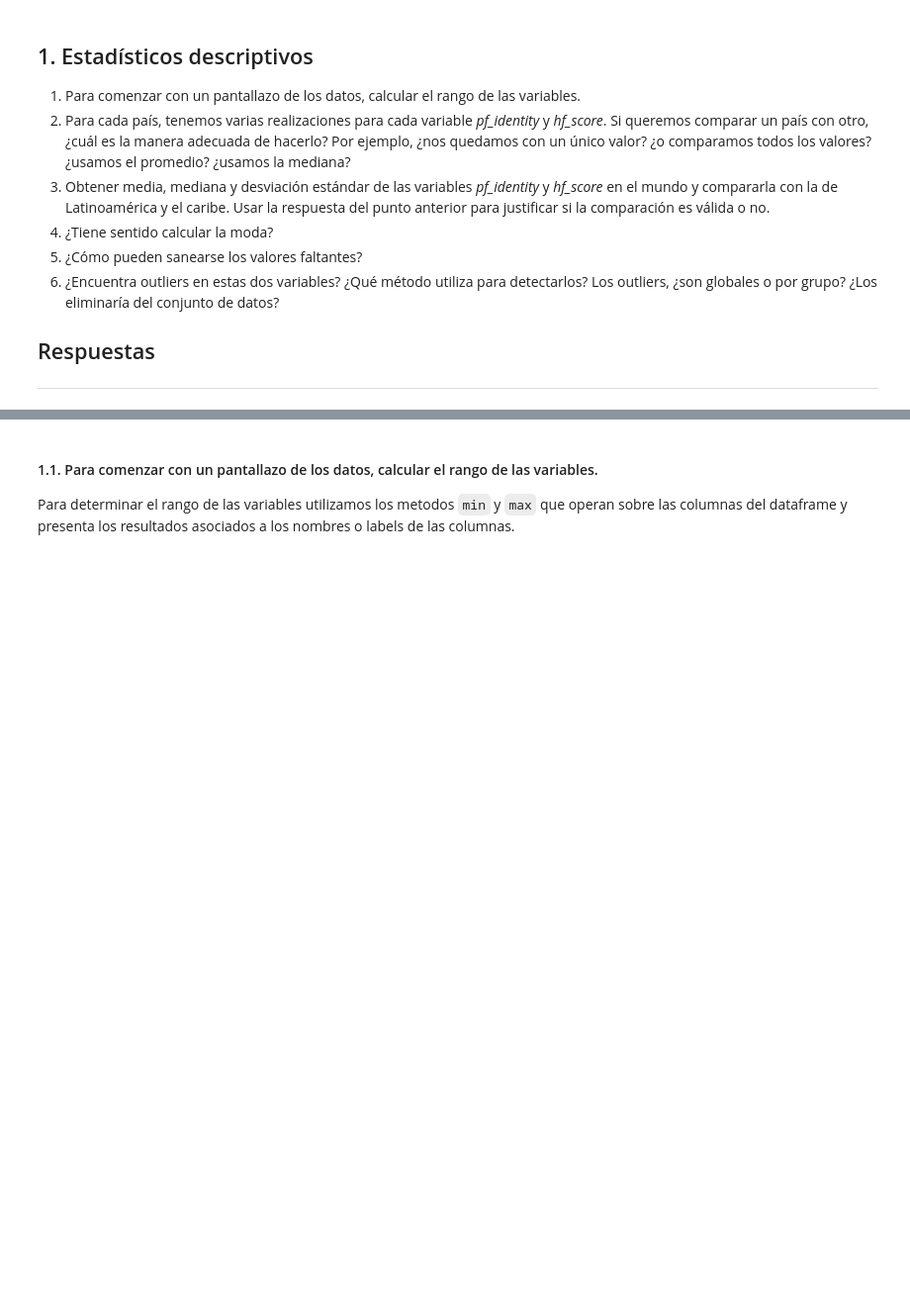
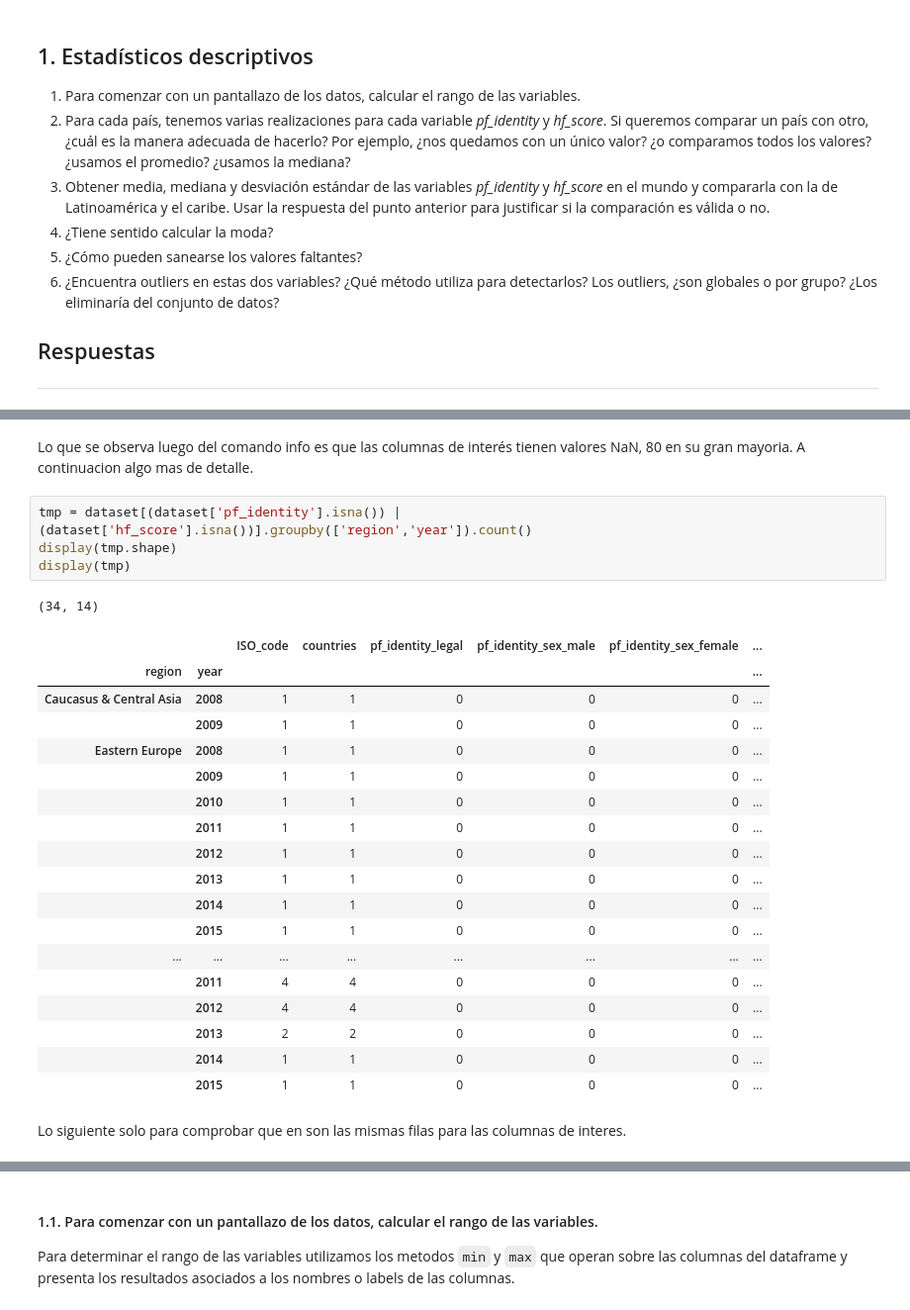
Before and after one commit to danicattaneob/diplo-datos-ayvd-g1, a Jupyter notebook: 01-pgianni-respuestas.ipynb, the cells around one changed output, grey strips where cells are left out. Shown at 99% size. Drawn from its saved outputs; the diff is of its cells as text; blank space fills up the shorter version.

Commit message:
Agrego algo de manejo de NaN

```diff
--- a/01-pgianni-respuestas.ipynb
+++ b/01-pgianni-respuestas.ipynb
@@ -163,0 +198,28 @@ Luego de las clases del primer fin de semana, ya tenemos las herramientas para r
+# %% [markdown]
+Lo que se observa luego del comando info es que las columnas de interés tienen valores NaN, 80 en su gran mayoria. A continuacion algo mas de detalle.
+# %%
+tmp = dataset[(dataset['pf_identity'].isna()) | (dataset['hf_score'].isna())].groupby(['region','year']).count()
+display(tmp.shape)
+display(tmp)
+# %% [output]
+(34, 14)
+|  |  | ISO_code | countries | pf_identity_legal | pf_identity_sex_male | pf_identity_sex_female | ... |
+| region | year |  |  |  |  |  | ... |
+| Caucasus & Central Asia | 2008 | 1 | 1 | 0 | 0 | 0 | ... |
+|  | 2009 | 1 | 1 | 0 | 0 | 0 | ... |
+| Eastern Europe | 2008 | 1 | 1 | 0 | 0 | 0 | ... |
+|  | 2009 | 1 | 1 | 0 | 0 | 0 | ... |
+|  | 2010 | 1 | 1 | 0 | 0 | 0 | ... |
+|  | 2011 | 1 | 1 | 0 | 0 | 0 | ... |
+|  | 2012 | 1 | 1 | 0 | 0 | 0 | ... |
+|  | 2013 | 1 | 1 | 0 | 0 | 0 | ... |
+|  | 2014 | 1 | 1 | 0 | 0 | 0 | ... |
+|  | 2015 | 1 | 1 | 0 | 0 | 0 | ... |
+| ... | ... | ... | ... | ... | ... | ... | ... |
+|  | 2011 | 4 | 4 | 0 | 0 | 0 | ... |
+|  | 2012 | 4 | 4 | 0 | 0 | 0 | ... |
+|  | 2013 | 2 | 2 | 0 | 0 | 0 | ... |
+|  | 2014 | 1 | 1 | 0 | 0 | 0 | ... |
+|  | 2015 | 1 | 1 | 0 | 0 | 0 | ... |
+# %% [markdown]
+Lo siguiente solo para comprobar que en son las mismas filas para las columnas de interes.
```
Also changed, not shown: parts of 9 cells of this notebook.
